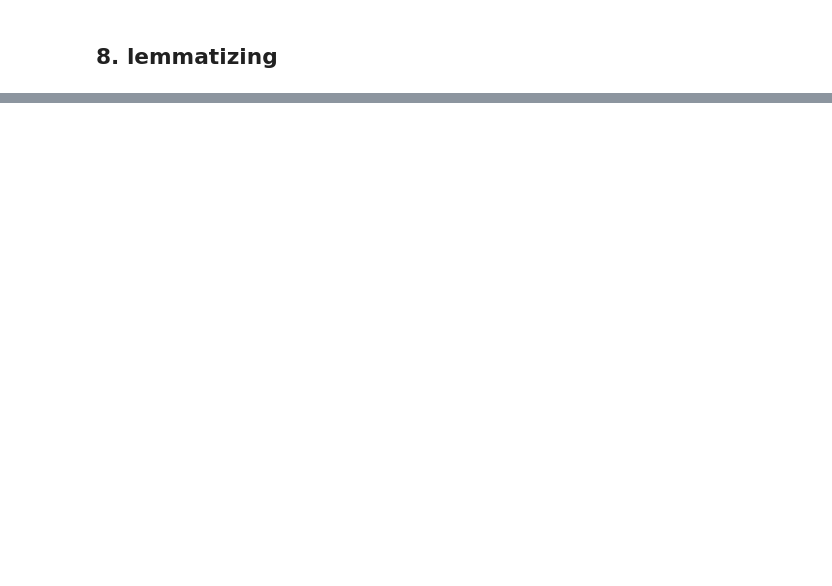
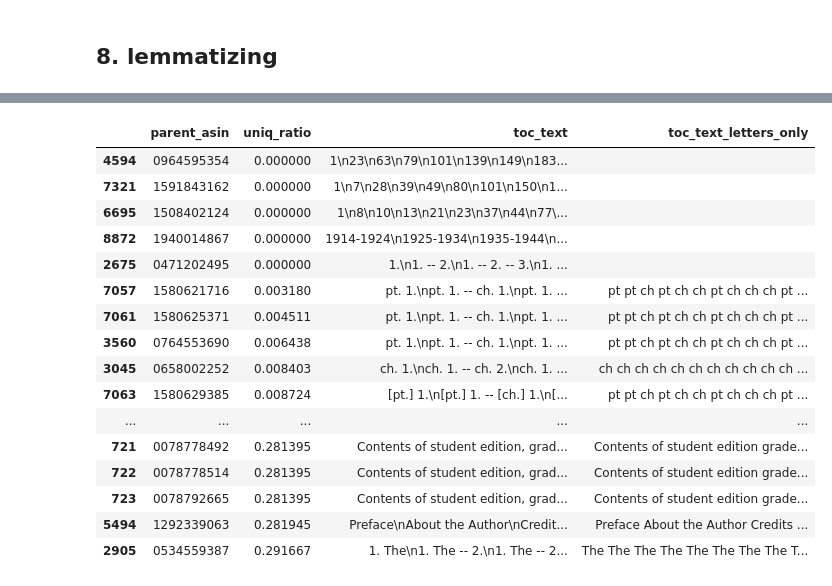
Before and after one commit to sidmirpuri/bookpath, a Jupyter notebook: open_lib_9034/main.ipynb, the cells around one changed output, grey strips where cells are left out. Cells and saved outputs as stored; diff of their text form; code cells hidden in the pictures; blank space fills up the shorter version.

```diff
--- a/open_lib_9034/main.ipynb
+++ b/open_lib_9034/main.ipynb
@@ -358,9 +353,2 @@ for position, line in enumerate(example["toc_lines"], start=1):
 # %% [markdown]
 ## 6. tokenizing
-# %%
-# 6 — Optional token view: extract word-like tokens into a separate list.
-# Most vectorizers/tokenizers do this themselves, so toc_text stays the baseline input.
-books["toc_tokens"] = books["toc_text"].str.findall(r"\b\w+\b")
-example = books.loc[books["parent_asin"] == BOOK_TO_INSPECT].iloc[0]
-print(f"6 — Extracted {len(example['toc_tokens'])} tokens for {BOOK_TO_INSPECT}.")
-print(example["toc_tokens"][:40])
@@ -412,0 +421,11 @@ Lemmatized:  ['v', '1', 'the', 'structure', 'of', 'everyday', 'life', 'the', 'li
+# %%
+books = books.merge(
+    difficulty[["parent_asin", "difficulty_score"]],
+    on="parent_asin",
+    how="left",
+)
+
+print(f"books: {len(books):,} rows x {len(books.columns):,} columns.")
+print(f"Missing difficulty_score: {books['difficulty_score'].isna().sum():,}")
+print(books["difficulty_score"].value_counts(dropna=False).sort_index())
+display(books[["parent_asin", "title", "toc_text_letters_only", "difficulty_score"]].head(3))
@@ -412,0 +544,11 @@ Lemmatized:  ['v', '1', 'the', 'structure', 'of', 'everyday', 'life', 'the', 'li
+# %%
+final_columns = [
+    "parent_asin", "title", "ISBN_10", "cover_image_url", "category", "toc_text","toc_text_letters_only", "difficulty_score",
+]
+books_final = books[final_columns].copy()
+
+print(f"books_final: {len(books_final):,} rows x {len(books_final.columns):,} columns.")
+display(books_final.head(3))
+
+# Optional: export as CSV, e.g. for model.py
+# books_final.to_csv("exercise_data.csv", index=False)
@@ -412,0 +593,32 @@ Lemmatized:  ['v', '1', 'the', 'structure', 'of', 'everyday', 'life', 'the', 'li
+# %%
+books_final.drop_duplicates(keep='first',inplace=True)
+# %%
+def unique_word_ratio(text):
+    """To check if TOC is broken or not, compute the ratio of unique words"""
+    words = text.split()
+    if len(words) == 0:
+        return 0
+    return len(set(words)) / len(words)   # unique words ÷ all words
+
+books_final["uniq_ratio"] = books_final["toc_text_letters_only"].apply(unique_word_ratio)
+
+# take a look at the lowest rows. Because this means there are many repetitions
+books_final.sort_values("uniq_ratio").head(54)[["parent_asin", "uniq_ratio", "toc_text","toc_text_letters_only"]].head(54)
+# %% [output]
+|  | parent_asin | uniq_ratio | toc_text | toc_text_letters_only |
+| 4594 | 0964595354 | 0.000000 | 1\n23\n63\n79\n101\n139\n149\n183... |  |
+| 7321 | 1591843162 | 0.000000 | 1\n7\n28\n39\n49\n80\n101\n150\n1... |  |
+| 6695 | 1508402124 | 0.000000 | 1\n8\n10\n13\n21\n23\n37\n44\n77\... |  |
+| 8872 | 1940014867 | 0.000000 | 1914-1924\n1925-1934\n1935-1944\n... |  |
+| 2675 | 0471202495 | 0.000000 | 1.\n1. -- 2.\n1. -- 2. -- 3.\n1. ... |  |
+| 7057 | 1580621716 | 0.003180 | pt. 1.\npt. 1. -- ch. 1.\npt. 1. ... | pt pt ch pt ch ch pt ch ch ch pt ... |
+| 7061 | 1580625371 | 0.004511 | pt. 1.\npt. 1. -- ch. 1.\npt. 1. ... | pt pt ch pt ch ch pt ch ch ch pt ... |
+| 3560 | 0764553690 | 0.006438 | pt. 1.\npt. 1. -- ch. 1.\npt. 1. ... | pt pt ch pt ch ch pt ch ch ch pt ... |
+| 3045 | 0658002252 | 0.008403 | ch. 1.\nch. 1. -- ch. 2.\nch. 1. ... | ch ch ch ch ch ch ch ch ch ch ch ... |
+| 7063 | 1580629385 | 0.008724 | [pt.] 1.\n[pt.] 1. -- [ch.] 1.\n[... | pt pt ch pt ch ch pt ch ch ch pt ... |
+| ... | ... | ... | ... | ... |
+| 721 | 0078778492 | 0.281395 | Contents of student edition, grad... | Contents of student edition grade... |
+| 722 | 0078778514 | 0.281395 | Contents of student edition, grad... | Contents of student edition grade... |
+| 723 | 0078792665 | 0.281395 | Contents of student edition, grad... | Contents of student edition grade... |
+| 5494 | 1292339063 | 0.281945 | Preface\nAbout the Author\nCredit... | Preface About the Author Credits ... |
+| 2905 | 0534559387 | 0.291667 | 1. The\n1. The -- 2.\n1. The -- 2... | The The The The The The The The T... |
```
Also changed, not shown: parts of 50 cells of this notebook.
